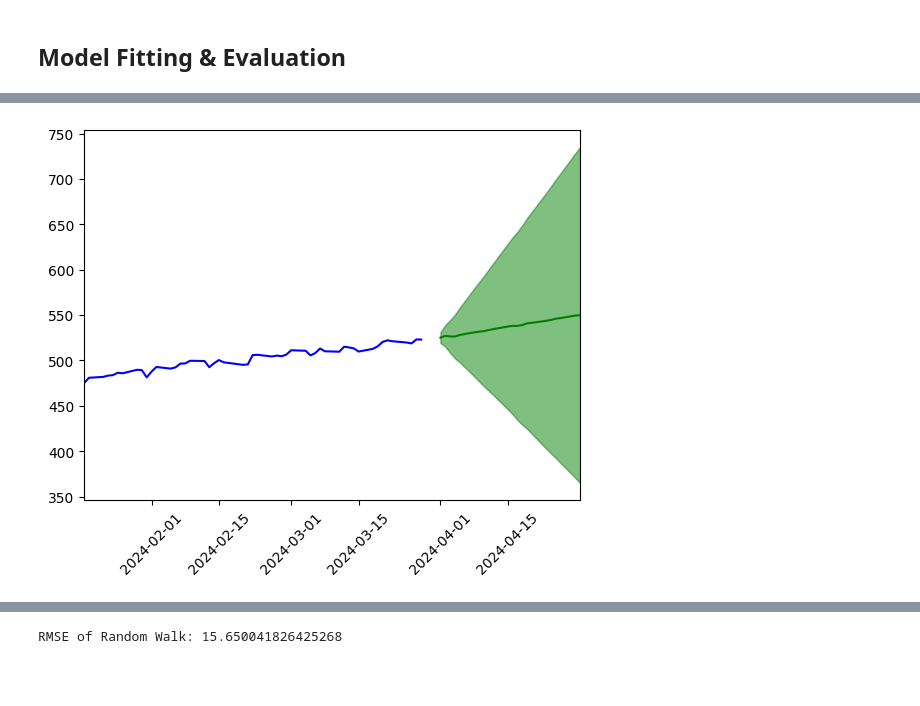
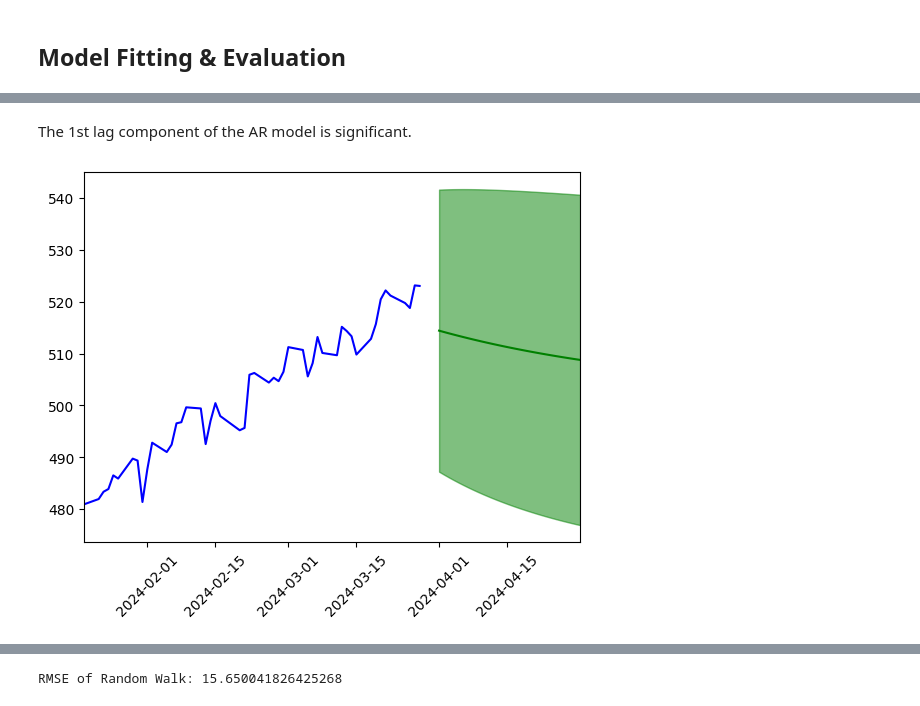
Before and after one commit to kevoinno/gary-s24, a Jupyter notebook: garys24_eda.ipynb, the cells around one changed output, grey strips where cells are left out. Cells and saved outputs as stored; diff of their text form; code cells hidden in the pictures; blank space fills up the shorter version.

Commit message:
auto-arima + rolling forecast

```diff
--- a/garys24_eda.ipynb
+++ b/garys24_eda.ipynb
@@ -264,2 +261,0 @@ RMSE: 31.057969057504685
-# %%
-og_spy_train.index = og_spy_train.index.to_timestamp()
@@ -265,0 +274,9 @@ og_spy_train.index = og_spy_train.index.to_timestamp()
+# %%
+# ARIMA model without doing the differencing manually
+model = ARIMA(og_spy_train, order = (1, 0, 0))
+model_fit = model.fit()
+# %%
+forecast = model_fit.get_prediction(start = og_spy_test.index[0], end = og_spy_test.index[-1])
+predictions = forecast.predicted_mean
+conf_ints = forecast.conf_int()
+conf_ints.columns = ['lower', 'upper']
@@ -266,10 +312,17 @@ og_spy_train.index = og_spy_train.index.to_timestamp()
+# %% [markdown]
+The 1st lag component of the AR model is significant.
+# %%
+# Variables created for plotting
+og_spy_train_timestamp = og_spy_train.copy()
+og_spy_train_timestamp.index = og_spy_train_timestamp.index.to_timestamp()
 # %%
+# Visualizing forecast
 fig, ax = plt.subplots()
 
-ax.plot(og_spy_train, color = 'b')
-plt.xlim(og_spy_train.index[-50], TEST_END);
-ax.plot(results.predicted, color = 'g')
-plt.fill_between(results.index, results.lower_bound, results.upper_bound, color='g', alpha=0.5)
+ax.plot(og_spy_train_timestamp, color = 'b')
+plt.xlim(og_spy_train_timestamp.index[0], TEST_END);
+ax.plot(predictions, color = 'g')
+plt.fill_between(conf_ints.index, conf_ints.lower, conf_ints.upper, color='g', alpha=0.5)
 plt.xticks(rotation = 45);
 # %% [output]
-[figure, old version]
+[figure, new version]
```
Also changed, not shown: parts of 40 cells of this notebook, 1 other file.
